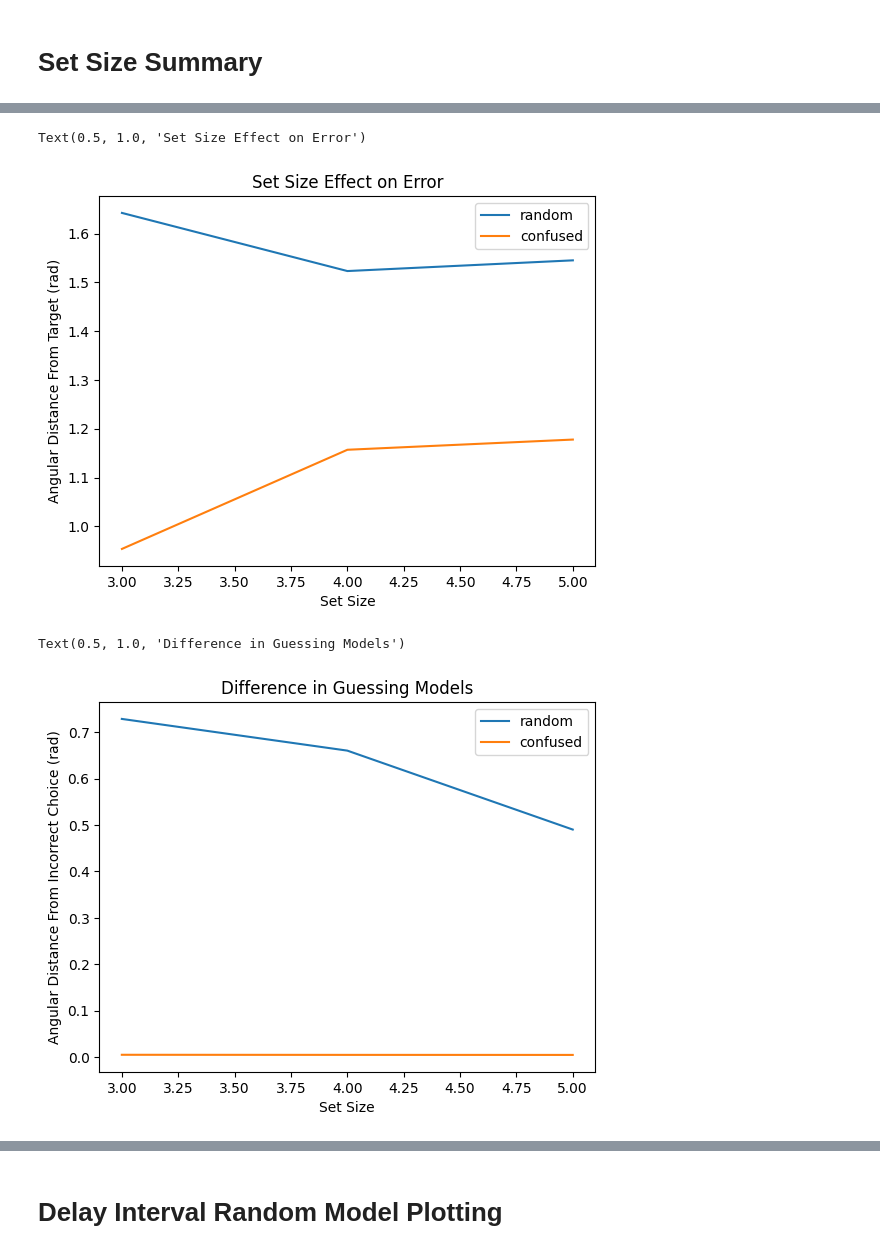
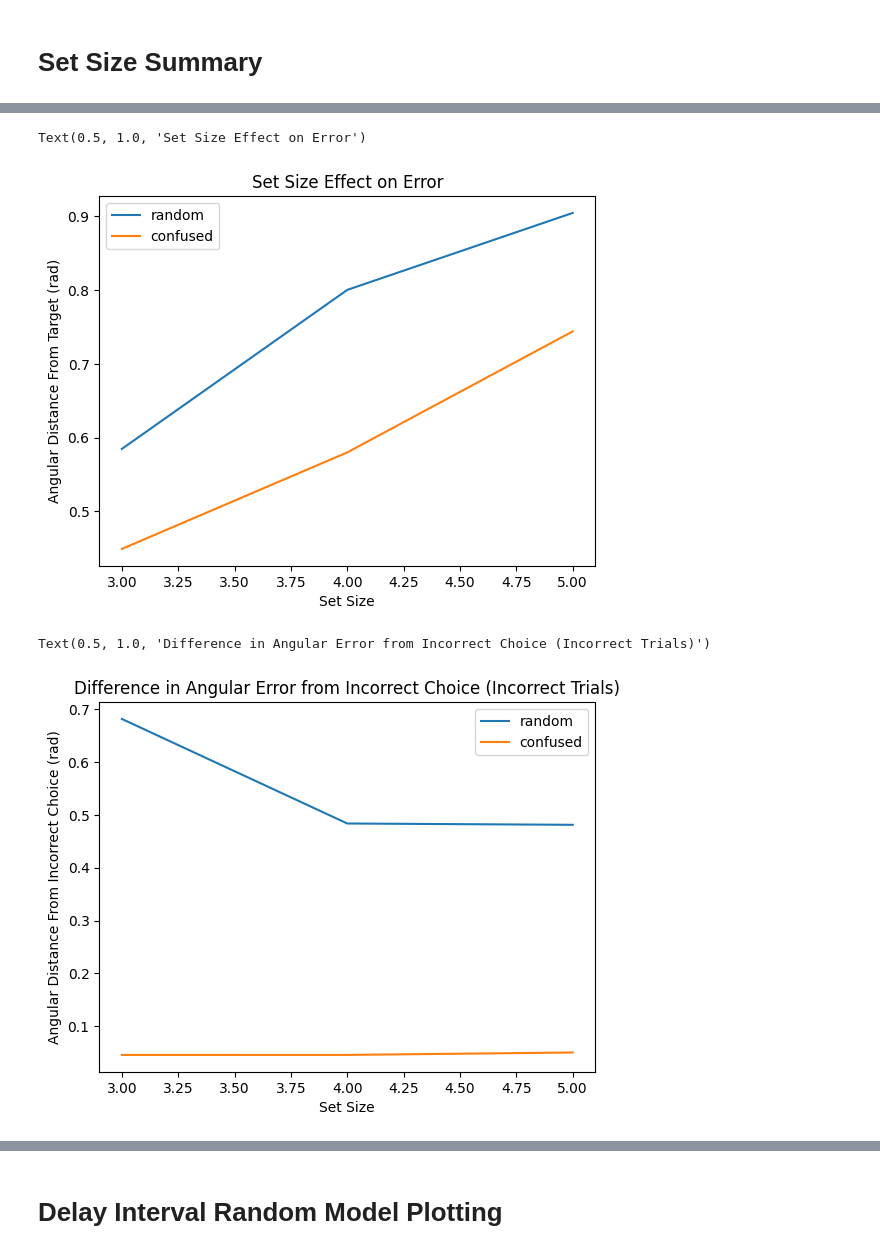
Before and after one commit to aidapiccato/multi-memory-analysis, a Jupyter notebook: notebooks/running_models.ipynb, the cells around one changed output, grey strips where cells are left out. Saved outputs shown, nothing was run; the diff lists cells and outputs as text; code cells hidden in the pictures.

```diff
--- a/notebooks/running_models.ipynb
+++ b/notebooks/running_models.ipynb
@@ -227,5 +243,5 @@ df_new = modeling.set_create_df(1000,0.4)
 # %%
-df_random = modeling.run_model_random(df_new,2)
+df_random = modeling.run_model_random(df_new,0.1,0.01)
 # %%
 df_random = modeling.model_analysis(df_random)
 # %%
@@ -259,7 +275,7 @@ from utils import analysis_pipeline
 # %% [markdown]
 # Set Size Confused Model Plotting
 # %%
-df_confused = modeling.run_model_confused(df_new,2)
+df_confused = modeling.run_model_confused(df_new,0.1,0.01)
 # %%
 df_confused = modeling.model_analysis(df_confused)
 # %%
@@ -301,15 +317,15 @@ plt.ylabel('Angular Distance From Target (rad)')
 plt.title('Set Size Effect on Error')
 # %% [output]
 Text(0.5, 1.0, 'Set Size Effect on Error')
-[figure, old version]
+[figure, new version]
 # %%
 fig,ax = plt.subplots()
 ax.plot(incorrect_df_random.groupby('set_size').precision_difference_choice_abs.mean(), label= 'random')
 ax.plot(incorrect_df_confused.groupby('set_size').precision_difference_choice_abs.mean(),label= 'confused')
 plt.legend()
 plt.xlabel('Set Size')
 plt.ylabel('Angular Distance From Incorrect Choice (rad)')
-plt.title('Difference in Guessing Models')
+plt.title('Difference in Angular Error from Incorrect Choice (Incorrect Trials)')
 # %% [output]
-Text(0.5, 1.0, 'Difference in Guessing Models')
+Text(0.5, 1.0, 'Difference in Angular Error from Incorrect Choice (Incorrect Trials)')
-[figure, old version]
+[figure, new version]
```
Also changed, not shown: parts of 38 cells of this notebook, 3 other files.
